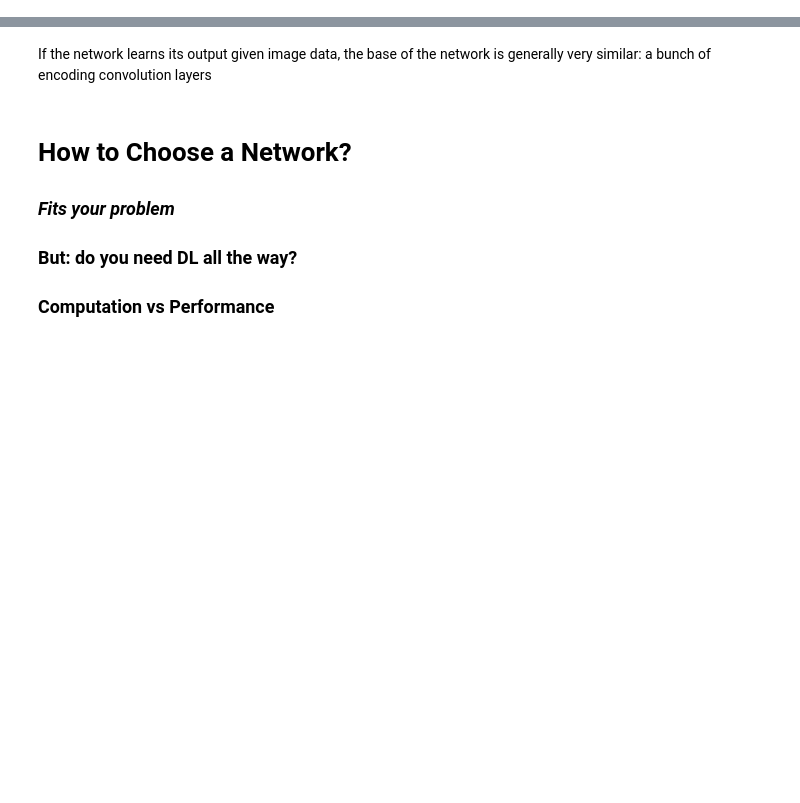
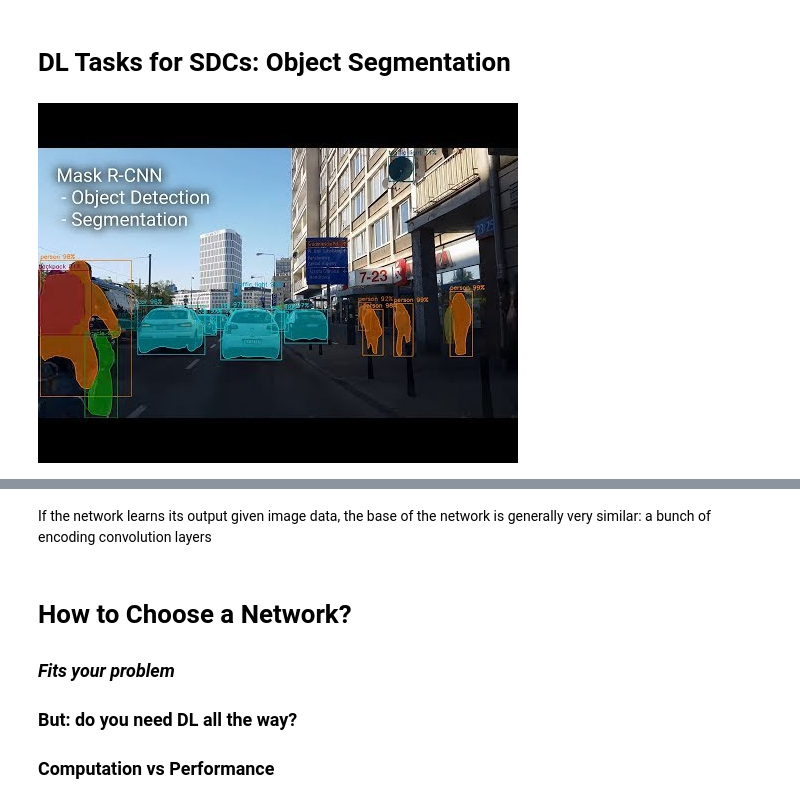
Before and after one commit to sgvandijk/notebooks, a Jupyter notebook: practical_deep_learning/practical_deep_learning.ipynb, the cells around one changed output, grey strips where cells are left out. Cells and saved outputs as stored; diff of their text form; code cells hidden in the pictures; blank space fills up the shorter version.

```diff
--- a/practical_deep_learning/practical_deep_learning.ipynb
+++ b/practical_deep_learning/practical_deep_learning.ipynb
@@ -113,6 +131,12 @@ Image classifiaction, not so much
 <center><img src="figs/semantic-segmentation.png"></center>
 
 <small>Source: http://abhijitkundu.info/projects/fso/</small>
+# %% [markdown]
+# DL Tasks for SDCs: Object Segmentation
+# %%
+YouTubeVideo('OOT3UIXZztE', width=800, height=480)
+# %% [output]
+[figure, added]
 # %% [markdown]
 # DL Tasks for SDCs: Object Segmentation
 
```
Also changed, not shown: parts of 46 cells of this notebook, 13 other files.
